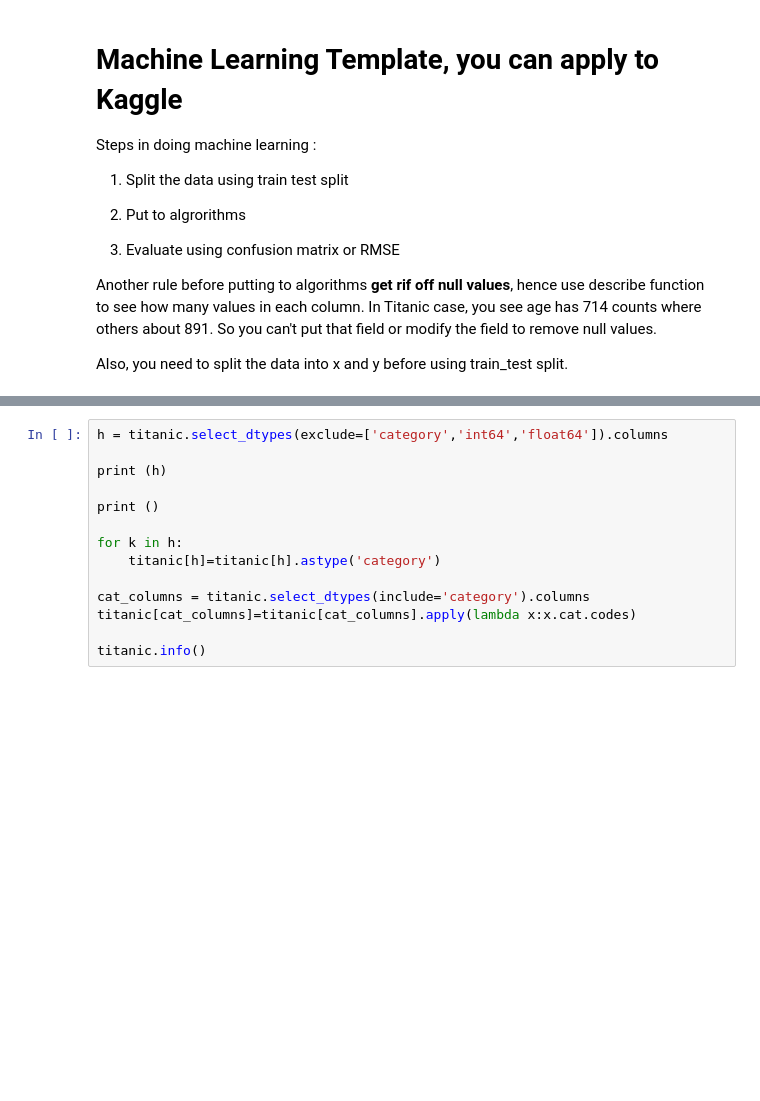
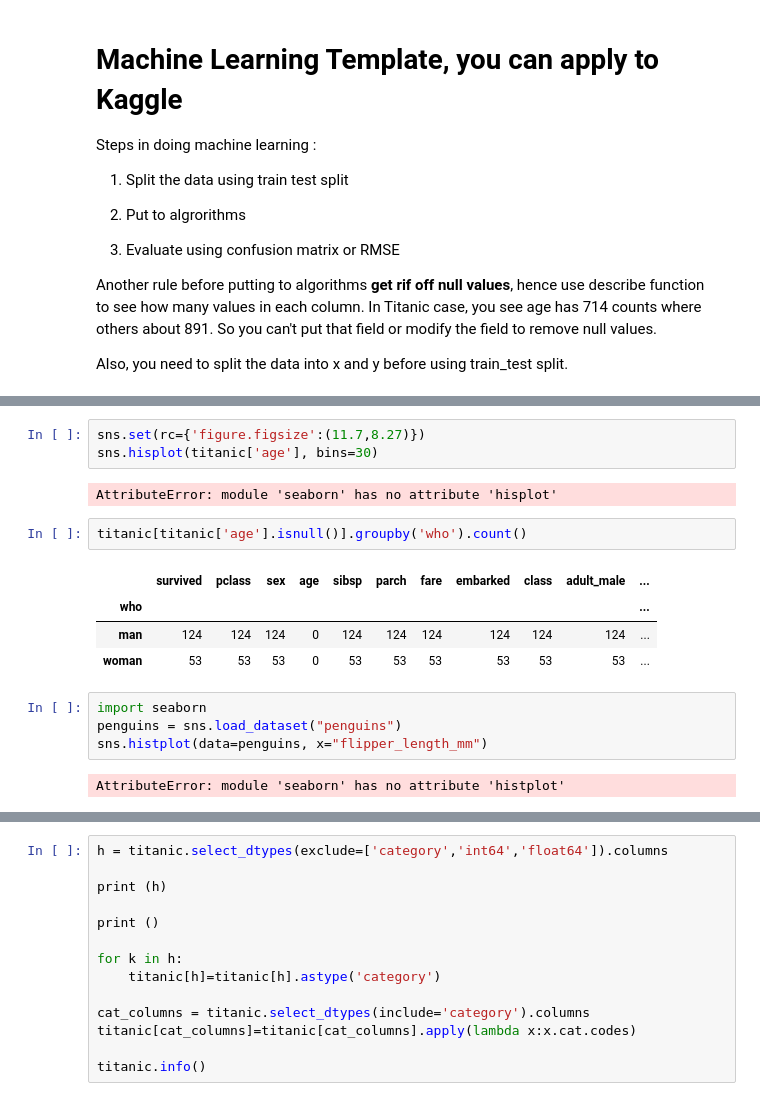
Before and after one commit to RonnyCh/mydsbook, a Jupyter notebook: myBook.ipynb, the cells around one changed output, grey strips where cells are left out. Cells and saved outputs as stored; diff of their text form; blank space fills up the shorter version.

```diff
--- a/myBook.ipynb
+++ b/myBook.ipynb
@@ -1225,0 +1273,18 @@ titanic.head()
+# %%
+sns.set(rc={'figure.figsize':(11.7,8.27)})
+sns.hisplot(titanic['age'], bins=30)
+# %% [output]
+AttributeError: module 'seaborn' has no attribute 'hisplot'
+# %%
+titanic[titanic['age'].isnull()].groupby('who').count()
+# %% [output]
+|  | survived | pclass | sex | age | sibsp | parch | fare | embarked | class | adult_male | ... |
+| who |  |  |  |  |  |  |  |  |  |  | ... |
+| man | 124 | 124 | 124 | 0 | 124 | 124 | 124 | 124 | 124 | 124 | ... |
+| woman | 53 | 53 | 53 | 0 | 53 | 53 | 53 | 53 | 53 | 53 | ... |
+# %%
+import seaborn
+penguins = sns.load_dataset("penguins")
+sns.histplot(data=penguins, x="flipper_length_mm")
+# %% [output]
+AttributeError: module 'seaborn' has no attribute 'histplot'
```
Also changed, not shown: parts of 12 cells of this notebook.
